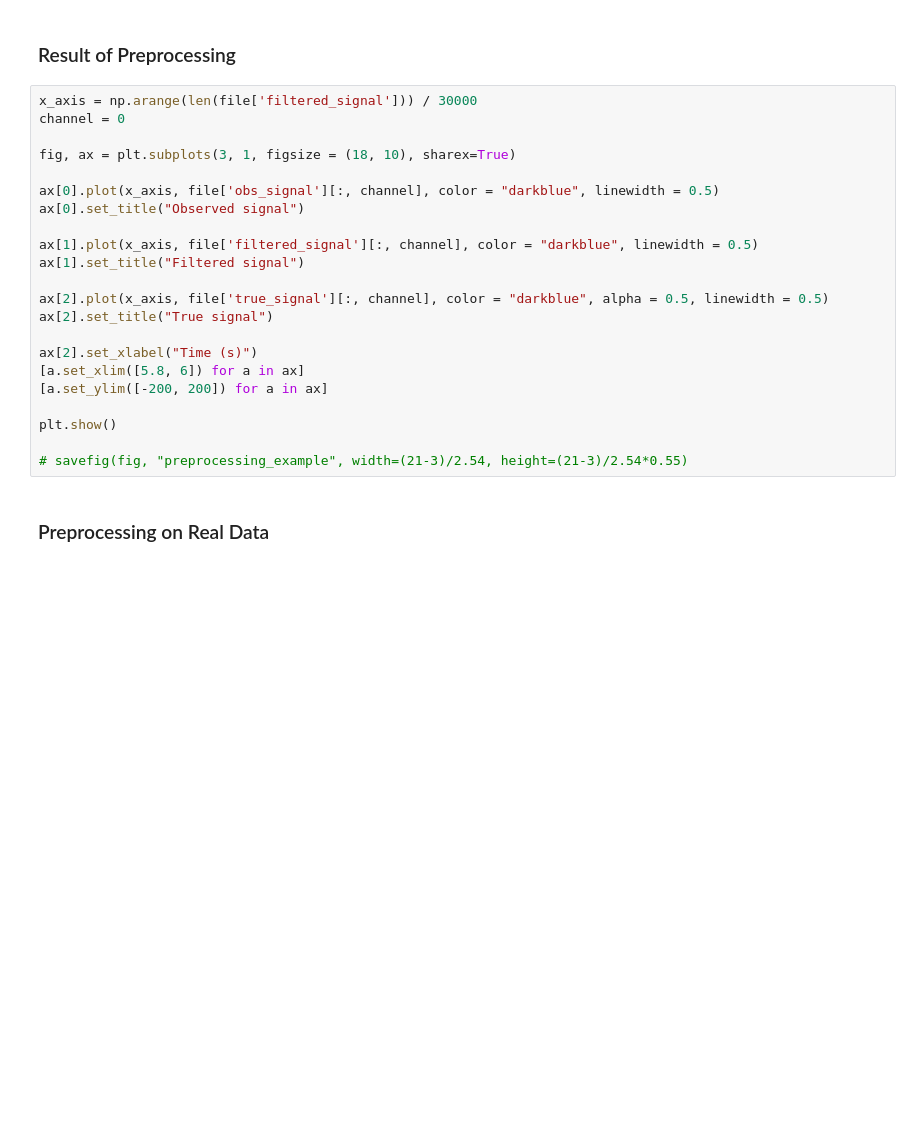
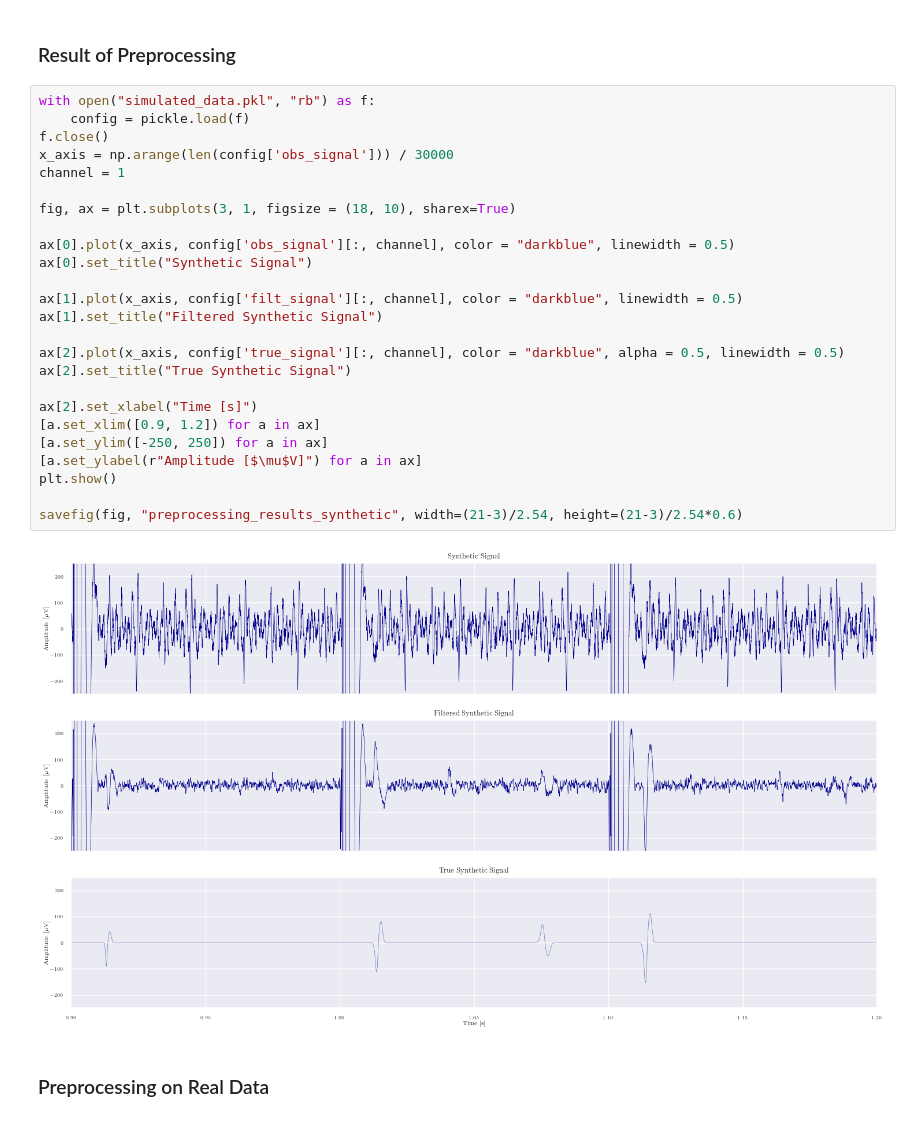
Before and after one commit to TheresaDF/NeuronSpikeEye, a Jupyter notebook: src/visualizations/preprocessing.ipynb, the cells around one changed output. Cells and saved outputs as stored; diff of their text form; blank space fills up the shorter version.

Commit message:
found newer example of preprocessing

```diff
--- a/src/visualizations/preprocessing.ipynb
+++ b/src/visualizations/preprocessing.ipynb
@@ -152,27 +152,32 @@ savefig(fig, "preproces_acfs_post", width=2, height=2 * 0.45, format = "png")
 # %% [markdown]
 ### Result of Preprocessing
 # %%
-x_axis = np.arange(len(file['filtered_signal'])) / 30000
-channel = 0
+with open("simulated_data.pkl", "rb") as f:
+    config = pickle.load(f)
+f.close()
+x_axis = np.arange(len(config['obs_signal'])) / 30000
+channel = 1
 
 fig, ax = plt.subplots(3, 1, figsize = (18, 10), sharex=True)
 
-ax[0].plot(x_axis, file['obs_signal'][:, channel], color = "darkblue", linewidth = 0.5)
-ax[0].set_title("Observed signal")
+ax[0].plot(x_axis, config['obs_signal'][:, channel], color = "darkblue", linewidth = 0.5)
+ax[0].set_title("Synthetic Signal")
 
-ax[1].plot(x_axis, file['filtered_signal'][:, channel], color = "darkblue", linewidth = 0.5)
-ax[1].set_title("Filtered signal")
+ax[1].plot(x_axis, config['filt_signal'][:, channel], color = "darkblue", linewidth = 0.5)
+ax[1].set_title("Filtered Synthetic Signal")
 
-ax[2].plot(x_axis, file['true_signal'][:, channel], color = "darkblue", alpha = 0.5, linewidth = 0.5)
-ax[2].set_title("True signal")
+ax[2].plot(x_axis, config['true_signal'][:, channel], color = "darkblue", alpha = 0.5, linewidth = 0.5)
+ax[2].set_title("True Synthetic Signal")
 
-ax[2].set_xlabel("Time (s)")
-[a.set_xlim([5.8, 6]) for a in ax]
-[a.set_ylim([-200, 200]) for a in ax]
-
+ax[2].set_xlabel("Time [s]")
+[a.set_xlim([0.9, 1.2]) for a in ax]
+[a.set_ylim([-250, 250]) for a in ax]
+[a.set_ylabel(r"Amplitude [$\mu$V]") for a in ax]
 plt.show()
 
-# savefig(fig, "preprocessing_example", width=(21-3)/2.54, height=(21-3)/2.54*0.55)
+savefig(fig, "preprocessing_results_synthetic", width=(21-3)/2.54, height=(21-3)/2.54*0.6)
+# %% [output]
+[figure, added]
 # %% [markdown]
 ### Preprocessing on Real Data
 # %%
```
